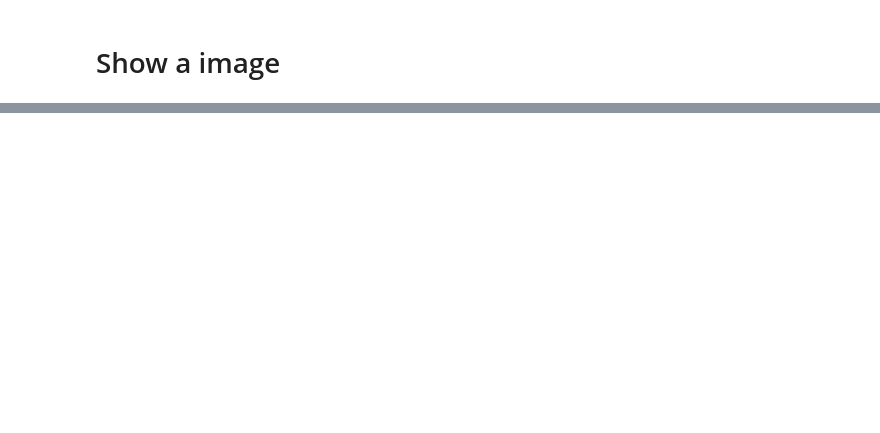
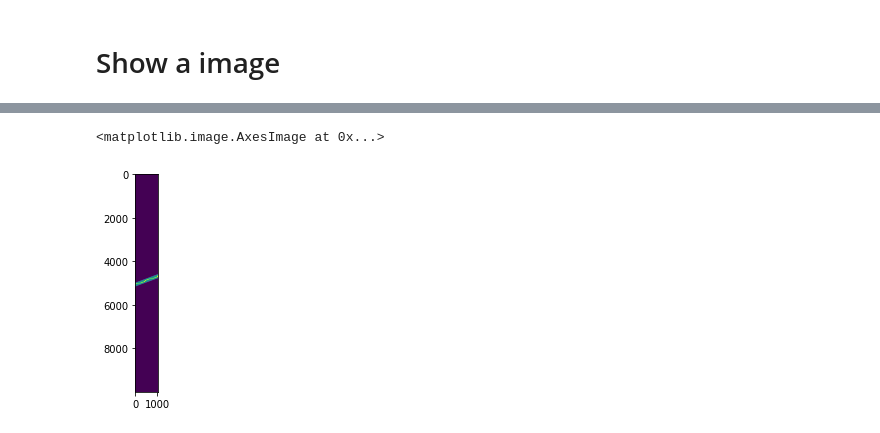
Before and after one commit to hukim1112/cnsi-ex, a Jupyter notebook: 1.data preparation.ipynb, the cells around one changed output, grey strips where cells are left out. Saved outputs shown, nothing was run; the diff lists cells and outputs as text; code cells hidden in the pictures; blank space fills up the shorter version.

```diff
--- a/1.data preparation.ipynb
+++ b/1.data preparation.ipynb
@@ -26,0 +70,5 @@ print("train-data length : {}".format(len(val_ids)))
+# %%
+plt.imshow(maskImg)
+# %% [output]
+<matplotlib.image.AxesImage at 0x...>
+[figure, added]
```
Also changed, not shown: parts of 14 cells of this notebook.
